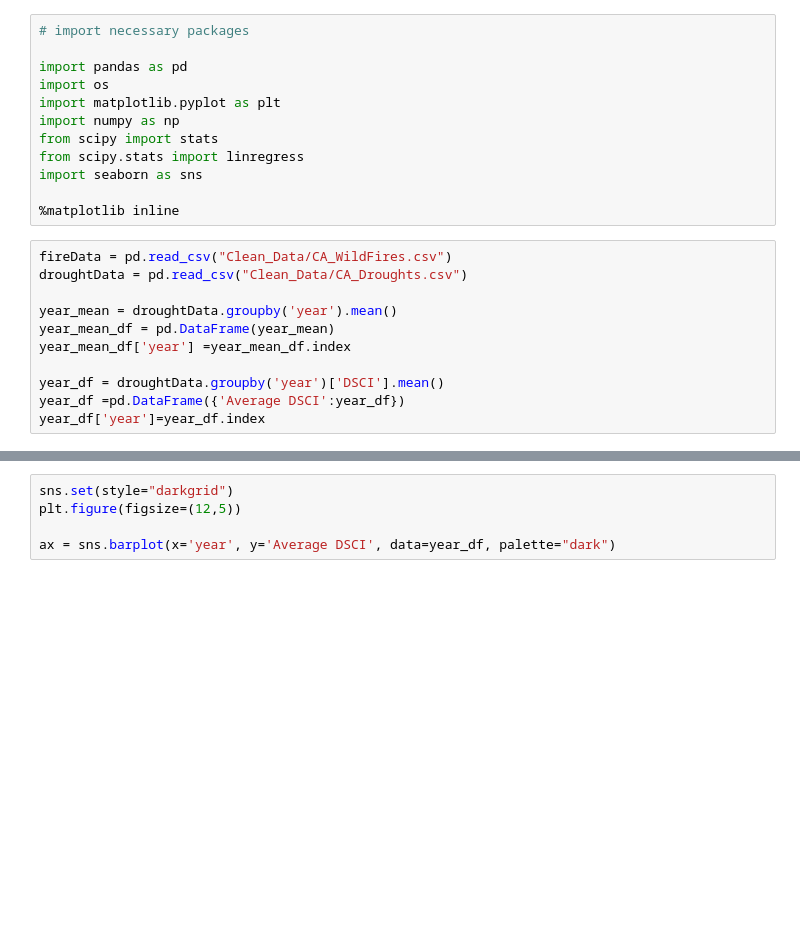
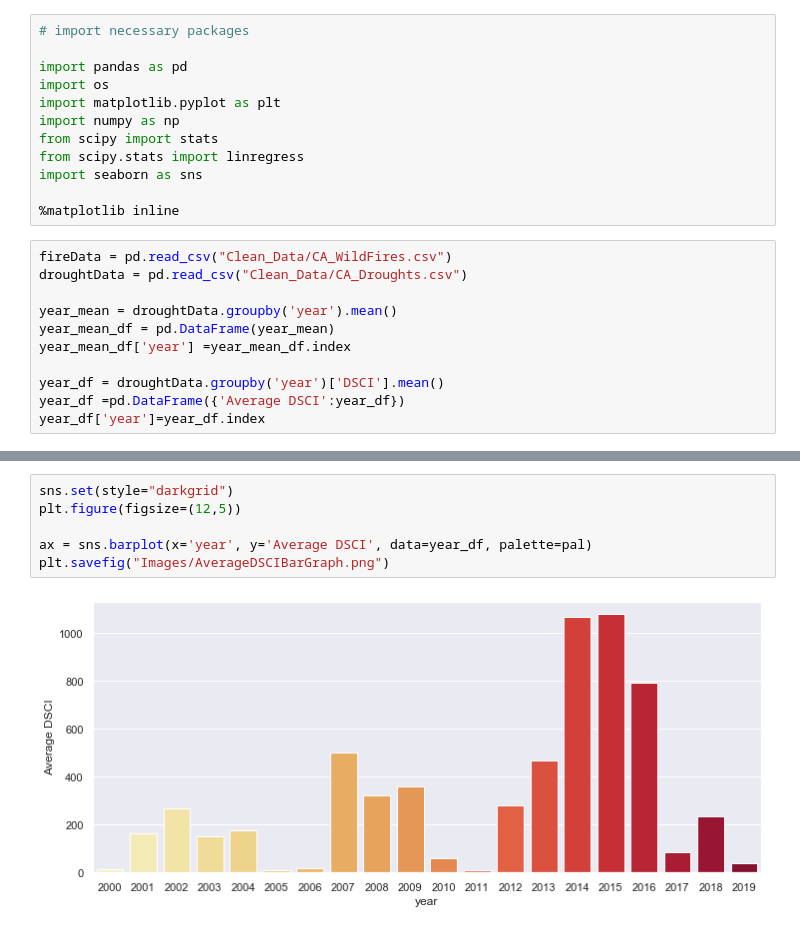
Before and after one commit to anikajohnson/CA-Wildfires-Project, a Jupyter notebook: Data_Analysis.ipynb, the cells around one changed output, grey strips where cells are left out. Saved outputs shown, nothing was run; the diff lists cells and outputs as text; blank space fills up the shorter version.

```diff
--- a/Data_Analysis.ipynb
+++ b/Data_Analysis.ipynb
@@ -77,8 +86,11 @@ print(f"The r-value is: {rvalue}")
 # %%
 sns.set(style="darkgrid")
 plt.figure(figsize=(12,5))
 
-ax = sns.barplot(x='year', y='Average DSCI', data=year_df, palette="dark")
+ax = sns.barplot(x='year', y='Average DSCI', data=year_df, palette=pal)
+plt.savefig("Images/AverageDSCIBarGraph.png")
+# %% [output]
+[figure, added]
 # %%
 sns.set(style="darkgrid")
 plt.figure(figsize=(10,5))
```
Also changed, not shown: parts of 8 cells of this notebook.
